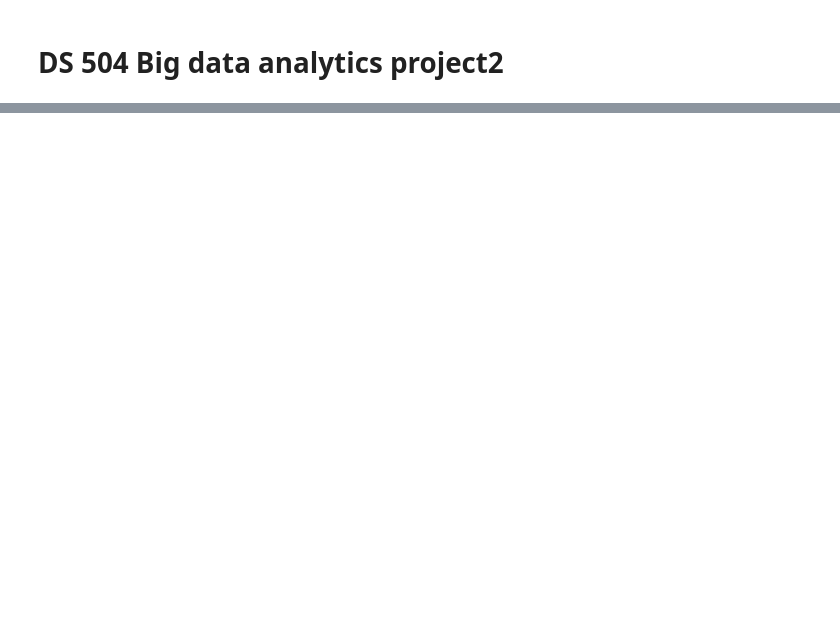
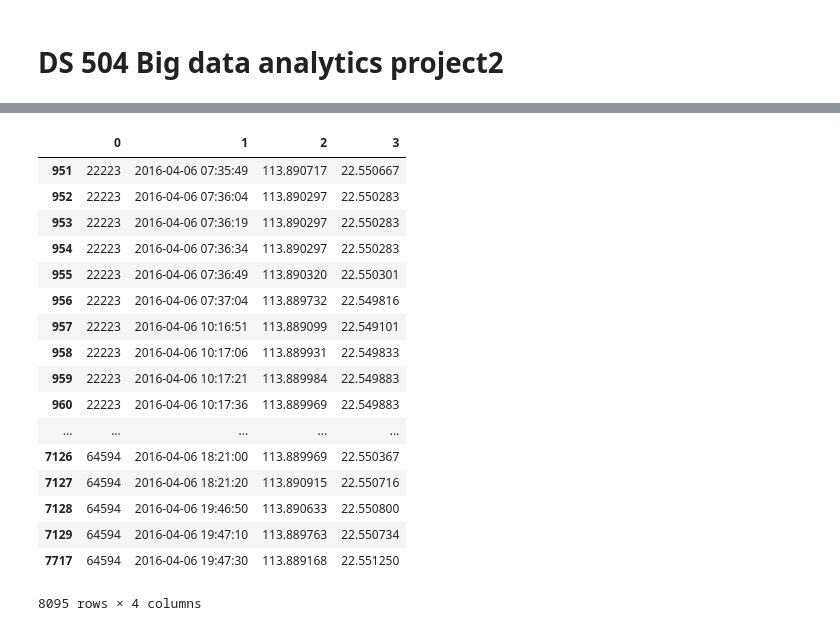
Before and after one commit to 1nfo/TLRI, a Jupyter notebook: Inferring.ipynb, the cells around one changed output, grey strips where cells are left out. Saved outputs shown, nothing was run; the diff lists cells and outputs as text; code cells hidden in the pictures; blank space fills up the shorter version.

```diff
--- a/Inferring.ipynb
+++ b/Inferring.ipynb
@@ -75,0 +94,22 @@ plt.show()
+# %%
+for i in list(set(rng_res[0])):
+    _p = rng_res.ix[rng_res[0]==i,:]
+# %% [output]
+|  | 0 | 1 | 2 | 3 |
+| 951 | 22223 | 2016-04-06 07:35:49 | 113.890717 | 22.550667 |
+| 952 | 22223 | 2016-04-06 07:36:04 | 113.890297 | 22.550283 |
+| 953 | 22223 | 2016-04-06 07:36:19 | 113.890297 | 22.550283 |
+| 954 | 22223 | 2016-04-06 07:36:34 | 113.890297 | 22.550283 |
+| 955 | 22223 | 2016-04-06 07:36:49 | 113.890320 | 22.550301 |
+| 956 | 22223 | 2016-04-06 07:37:04 | 113.889732 | 22.549816 |
+| 957 | 22223 | 2016-04-06 10:16:51 | 113.889099 | 22.549101 |
+| 958 | 22223 | 2016-04-06 10:17:06 | 113.889931 | 22.549833 |
+| 959 | 22223 | 2016-04-06 10:17:21 | 113.889984 | 22.549883 |
+| 960 | 22223 | 2016-04-06 10:17:36 | 113.889969 | 22.549883 |
+| ... | ... | ... | ... | ... |
+| 7126 | 64594 | 2016-04-06 18:21:00 | 113.889969 | 22.550367 |
+| 7127 | 64594 | 2016-04-06 18:21:20 | 113.890915 | 22.550716 |
+| 7128 | 64594 | 2016-04-06 19:46:50 | 113.890633 | 22.550800 |
+| 7129 | 64594 | 2016-04-06 19:47:10 | 113.889763 | 22.550734 |
+| 7717 | 64594 | 2016-04-06 19:47:30 | 113.889168 | 22.551250 |
+8095 rows × 4 columns
```
Also changed, not shown: parts of 6 cells of this notebook, 4 other files.
